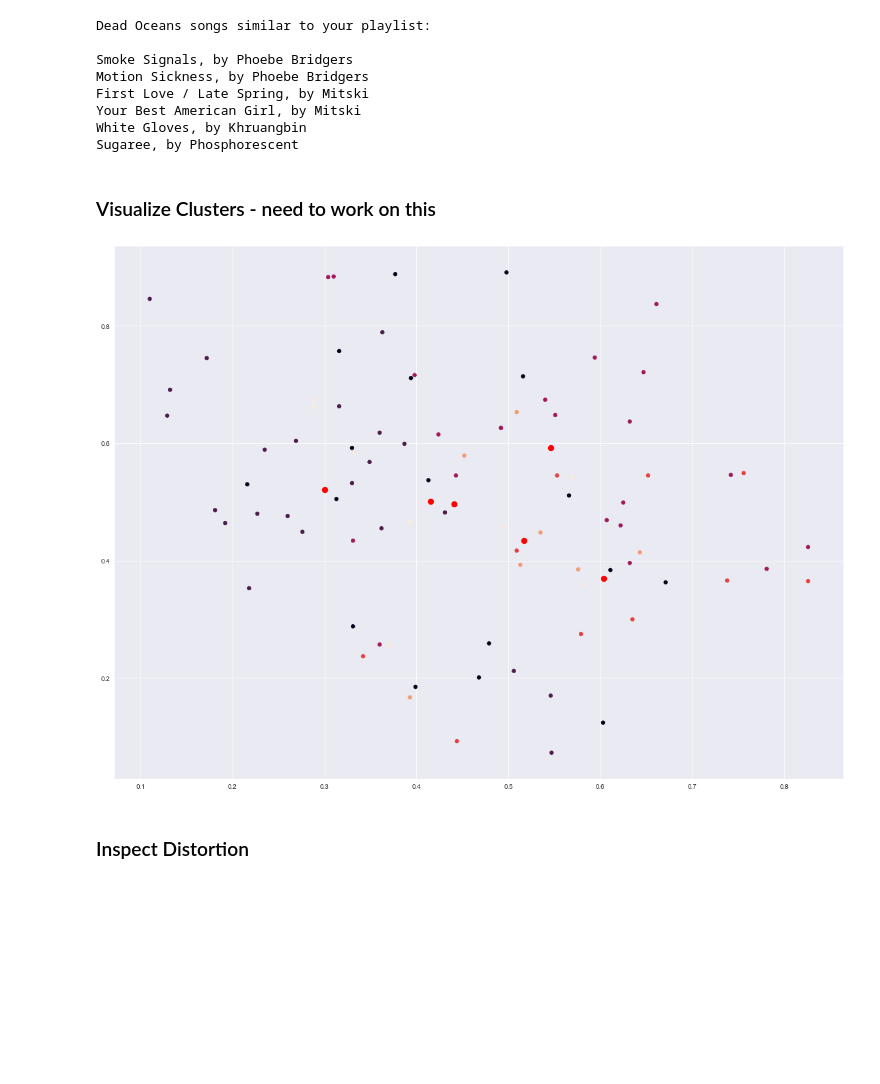
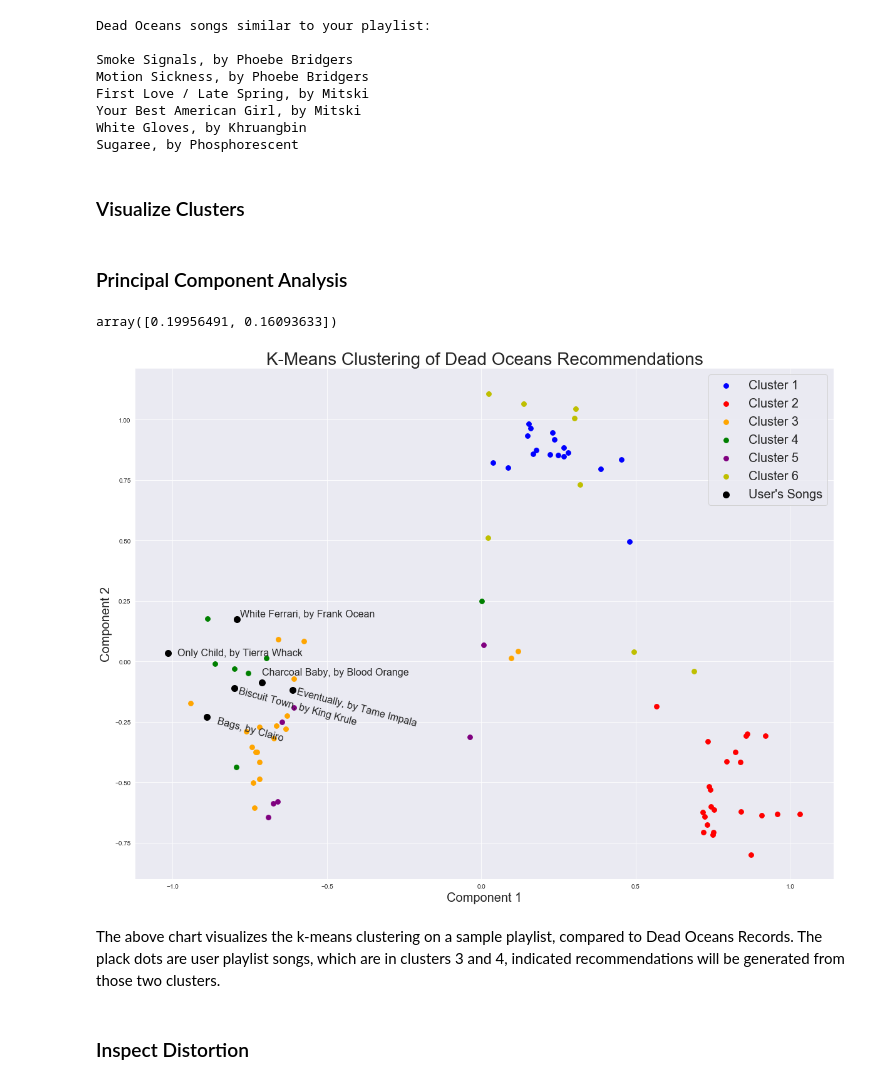
Before and after one commit to khyateed/music-recommender, a Jupyter notebook: modeling.ipynb, the cells around one changed output. Saved outputs shown, nothing was run; the diff lists cells and outputs as text; code cells hidden in the pictures; blank space fills up the shorter version.

```diff
--- a/modeling.ipynb
+++ b/modeling.ipynb
@@ -586,18 +586,66 @@ Your Best American Girl, by Mitski
 White Gloves, by Khruangbin
 Sugaree, by Phosphorescent
 # %% [markdown]
-### Visualize Clusters - need to work on this
+### Visualize Clusters
 # %%
 # get cluster centers from .cluster_centers_ attribute
 centers = k_means.cluster_centers_
-# %%
-# scatter plot of clusters and their centroids.
-plt.figure(figsize=(20,15))
-plt.scatter(main_array[:,0], main_array[:,1], c=predicted_clusters, s=30);
-# plt.scatter(playlist_array[:,0], playlist_array[:,1], c='b', s=10);
-plt.scatter(centers[:,0], centers[:,1], s=70, c='red');
-# %% [output]
-[figure, removed]
+# %% [markdown]
+### Principal Component Analysis
+# %%
+from sklearn.decomposition import PCA
+pca = PCA(n_components=2).fit(main_df.drop(['name', 'artist','playlist_track'], axis=1))
+pca_2d = pca.transform(main_df.drop(['name', 'artist','playlist_track'], axis=1))
+
+pca.explained_variance_ratio_
+# %% [output]
+array([0.19956491, 0.16093633])
+# %%
+plt.figure(figsize=(20,15))
+k_means.labels_[3]
+plt.title('K-Means Clustering of Dead Oceans Recommendations', fontsize=28)
+plt.xlabel('Component 1', fontsize=20)
+plt.ylabel('Component 2', fontsize=20)
+# plt.scatter(centers[:,0], centers[:,1], s=100, c='black');
+
+s1 = plt.scatter(pca_2d[0,0],pca_2d[0,1],c='black', s=100);
+plt.text(pca_2d[0,0]+.03,pca_2d[0,1],'Only Child, by Tierra Whack', fontdict={'fontsize':16},verticalalignment='center')
+
+s2 = plt.scatter(pca_2d[1,0],pca_2d[1,1],c='black', s=100);
+plt.text(pca_2d[1,0]+.01,pca_2d[1,1]-.15,'Biscuit Town, by King Krule', fontdict={'fontsize':16}, rotation=345)
+
+s3 = plt.scatter(pca_2d[2,0],pca_2d[2,1],c='black', s=100);
+plt.text(pca_2d[2,0]+.03,pca_2d[2,1]-.1,'Bags, by Clairo', fontdict={'fontsize':16}, rotation=345)
+
+s4 = plt.scatter(pca_2d[3,0],pca_2d[3,1],c='black', s=100);
+plt.text(pca_2d[3,0]+.01,pca_2d[3,1]-.15,'Eventually, by Tame Impala', fontdict={'fontsize':16}, rotation=345)
+
+s5 = plt.scatter(pca_2d[4,0],pca_2d[4,1],c='black', s=100);
+plt.text(pca_2d[4,0]+.01,pca_2d[4,1]+.01,'White Ferrari, by Frank Ocean', fontdict={'fontsize':16})
+
+s6 = plt.scatter(pca_2d[5,0],pca_2d[5,1],c='black', s=100);
+plt.text(pca_2d[5,0],pca_2d[5,1]+.03,'Charcoal Baby, by Blood Orange', fontdict={'fontsize':16})
+
+for i in range(6, pca_2d.shape[0]):
+    if k_means.labels_[i] == 0:
+        c1 =plt.scatter(pca_2d[i,0],pca_2d[i,1],c='b', s=60);
+    if k_means.labels_[i] == 1:
+        c2 =plt.scatter(pca_2d[i,0],pca_2d[i,1],c='r', s=60);
+    if k_means.labels_[i] == 2:
+        c3=plt.scatter(pca_2d[i,0],pca_2d[i,1],c='orange', s=60);
+    if k_means.labels_[i] == 3:
+        c4=plt.scatter(pca_2d[i,0],pca_2d[i,1],c='g', s=60);
+    if k_means.labels_[i] == 4:
+        c5=plt.scatter(pca_2d[i,0],pca_2d[i,1],c='purple', s=60);
+    if k_means.labels_[i] == 5:
+        c6=plt.scatter(pca_2d[i,0],pca_2d[i,1],c='y', s=60);
+plt.legend([c1, c2, c3, c4, c5, c6, s1], ['Cluster 1', 'Cluster 2',
+    'Cluster 3', 'Cluster 4','Cluster 5','Cluster 6', "User's Songs"], fontsize=20);
+plt.savefig('images/clustering.png',quality=95)
+# %% [output]
+[figure, added]
+# %% [markdown]
+The above chart visualizes the k-means clustering on a sample playlist, compared to Dead Oceans Records. The plack dots are user playlist songs, which are in clusters 3 and 4, indicated recommendations will be generated from those two clusters.
 # %% [markdown]
 ### Inspect Distortion
 # %%
```
Also changed, not shown: parts of 4 cells of this notebook, 2 other files.
